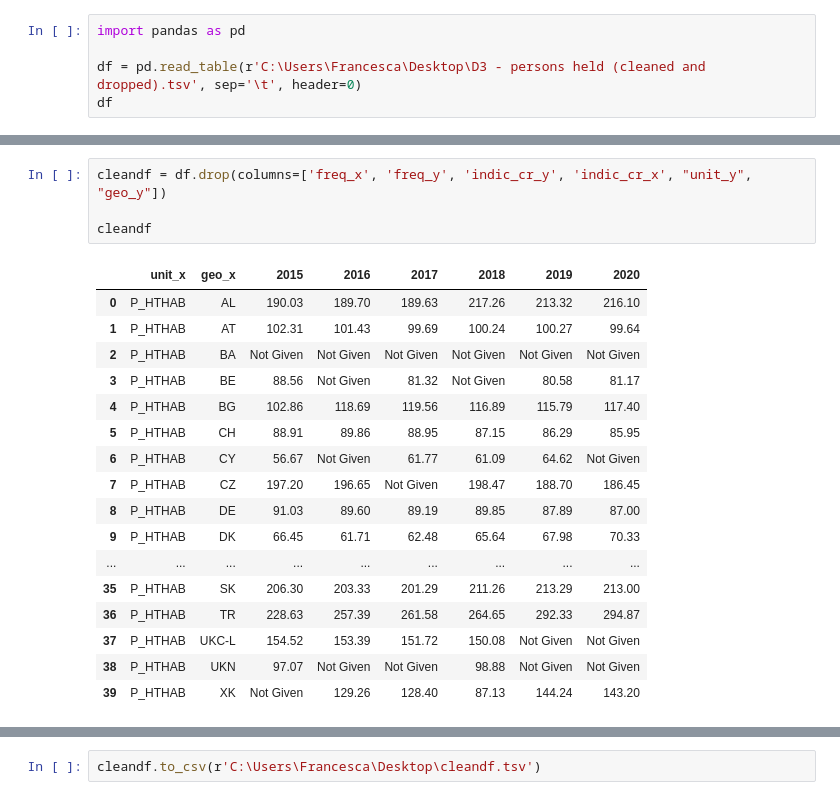
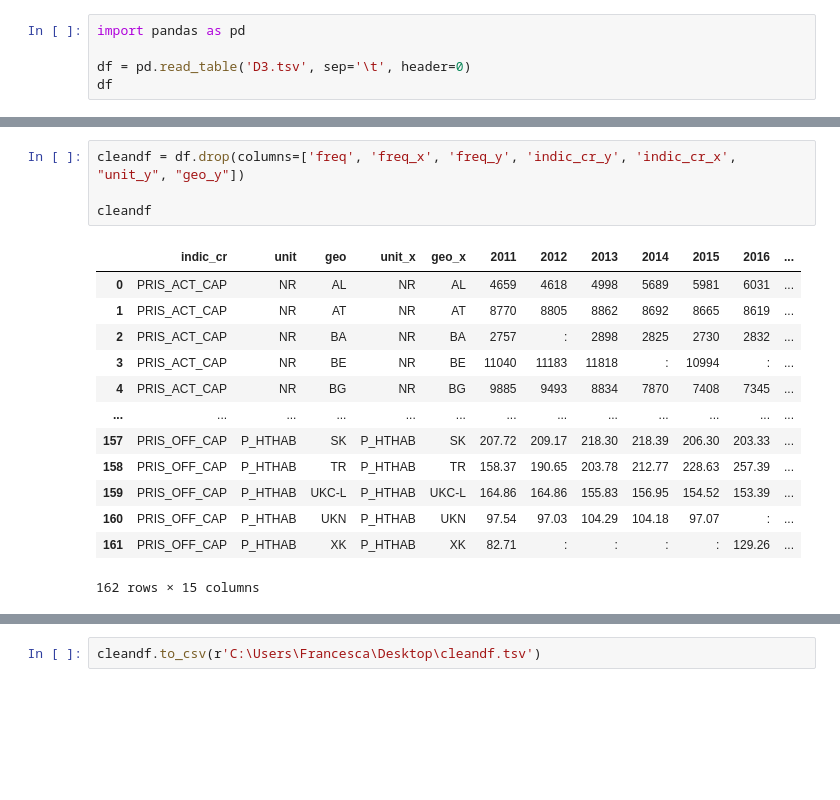
Before and after one commit to Prisoner-s-Dilemma/OpenAccess-DigitalEthics-ProjectMaterial, a Jupyter notebook: processed_data/D3 - clean.ipynb, the cells around one changed output, grey strips where cells are left out. Drawn from its saved outputs; the diff is of its cells as text; blank space fills up the shorter version.

```diff
--- a/processed_data/D3 - clean.ipynb
+++ b/processed_data/D3 - clean.ipynb
@@ -1,6 +1,6 @@
 # %%
 import pandas as pd
 
-df = pd.read_table(r'C:\Users\Francesca\Desktop\D3 - persons held (cleaned and dropped).tsv', sep='\t', header=0)
+df = pd.read_table('D3.tsv', sep='\t', header=0)
 df
 # %% [output]
@@ -109,25 +88,21 @@ df.reset_index().T.drop_duplicates().T
 # %%
-cleandf = df.drop(columns=['freq_x', 'freq_y', 'indic_cr_y', 'indic_cr_x', "unit_y", "geo_y"])
+cleandf = df.drop(columns=['freq', 'freq_x', 'freq_y', 'indic_cr_y', 'indic_cr_x', "unit_y", "geo_y"])
 
 cleandf
 # %% [output]
-|  | unit_x | geo_x | 2015 | 2016 | 2017 | 2018 | 2019 | 2020 |
-| 0 | P_HTHAB | AL | 190.03 | 189.70 | 189.63 | 217.26 | 213.32 | 216.10 |
-| 1 | P_HTHAB | AT | 102.31 | 101.43 | 99.69 | 100.24 | 100.27 | 99.64 |
-| 2 | P_HTHAB | BA | Not Given | Not Given | Not Given | Not Given | Not Given | Not Given |
-| 3 | P_HTHAB | BE | 88.56 | Not Given | 81.32 | Not Given | 80.58 | 81.17 |
-| 4 | P_HTHAB | BG | 102.86 | 118.69 | 119.56 | 116.89 | 115.79 | 117.40 |
-| 5 | P_HTHAB | CH | 88.91 | 89.86 | 88.95 | 87.15 | 86.29 | 85.95 |
-| 6 | P_HTHAB | CY | 56.67 | Not Given | 61.77 | 61.09 | 64.62 | Not Given |
-| 7 | P_HTHAB | CZ | 197.20 | 196.65 | Not Given | 198.47 | 188.70 | 186.45 |
-| 8 | P_HTHAB | DE | 91.03 | 89.60 | 89.19 | 89.85 | 87.89 | 87.00 |
-| 9 | P_HTHAB | DK | 66.45 | 61.71 | 62.48 | 65.64 | 67.98 | 70.33 |
-| ... | ... | ... | ... | ... | ... | ... | ... | ... |
-| 35 | P_HTHAB | SK | 206.30 | 203.33 | 201.29 | 211.26 | 213.29 | 213.00 |
-| 36 | P_HTHAB | TR | 228.63 | 257.39 | 261.58 | 264.65 | 292.33 | 294.87 |
-| 37 | P_HTHAB | UKC-L | 154.52 | 153.39 | 151.72 | 150.08 | Not Given | Not Given |
-| 38 | P_HTHAB | UKN | 97.07 | Not Given | Not Given | 98.88 | Not Given | Not Given |
-| 39 | P_HTHAB | XK | Not Given | 129.26 | 128.40 | 87.13 | 144.24 | 143.20 |
+|  | indic_cr | unit | geo | unit_x | geo_x | 2011 | 2012 | 2013 | 2014 | 2015 | 2016 | ... |
+| 0 | PRIS_ACT_CAP | NR | AL | NR | AL | 4659 | 4618 | 4998 | 5689 | 5981 | 6031 | ... |
+| 1 | PRIS_ACT_CAP | NR | AT | NR | AT | 8770 | 8805 | 8862 | 8692 | 8665 | 8619 | ... |
+| 2 | PRIS_ACT_CAP | NR | BA | NR | BA | 2757 | : | 2898 | 2825 | 2730 | 2832 | ... |
+| 3 | PRIS_ACT_CAP | NR | BE | NR | BE | 11040 | 11183 | 11818 | : | 10994 | : | ... |
+| 4 | PRIS_ACT_CAP | NR | BG | NR | BG | 9885 | 9493 | 8834 | 7870 | 7408 | 7345 | ... |
+| ... | ... | ... | ... | ... | ... | ... | ... | ... | ... | ... | ... | ... |
+| 157 | PRIS_OFF_CAP | P_HTHAB | SK | P_HTHAB | SK | 207.72 | 209.17 | 218.30 | 218.39 | 206.30 | 203.33 | ... |
+| 158 | PRIS_OFF_CAP | P_HTHAB | TR | P_HTHAB | TR | 158.37 | 190.65 | 203.78 | 212.77 | 228.63 | 257.39 | ... |
+| 159 | PRIS_OFF_CAP | P_HTHAB | UKC-L | P_HTHAB | UKC-L | 164.86 | 164.86 | 155.83 | 156.95 | 154.52 | 153.39 | ... |
+| 160 | PRIS_OFF_CAP | P_HTHAB | UKN | P_HTHAB | UKN | 97.54 | 97.03 | 104.29 | 104.18 | 97.07 | : | ... |
+| 161 | PRIS_OFF_CAP | P_HTHAB | XK | P_HTHAB | XK | 82.71 | : | : | : | : | 129.26 | ... |
+162 rows × 15 columns
 # %%
 cleandf.rename(
     columns={"unit_x":"Unit", "geo_x": "Geo"},
```
Also changed, not shown: parts of 6 cells of this notebook.
